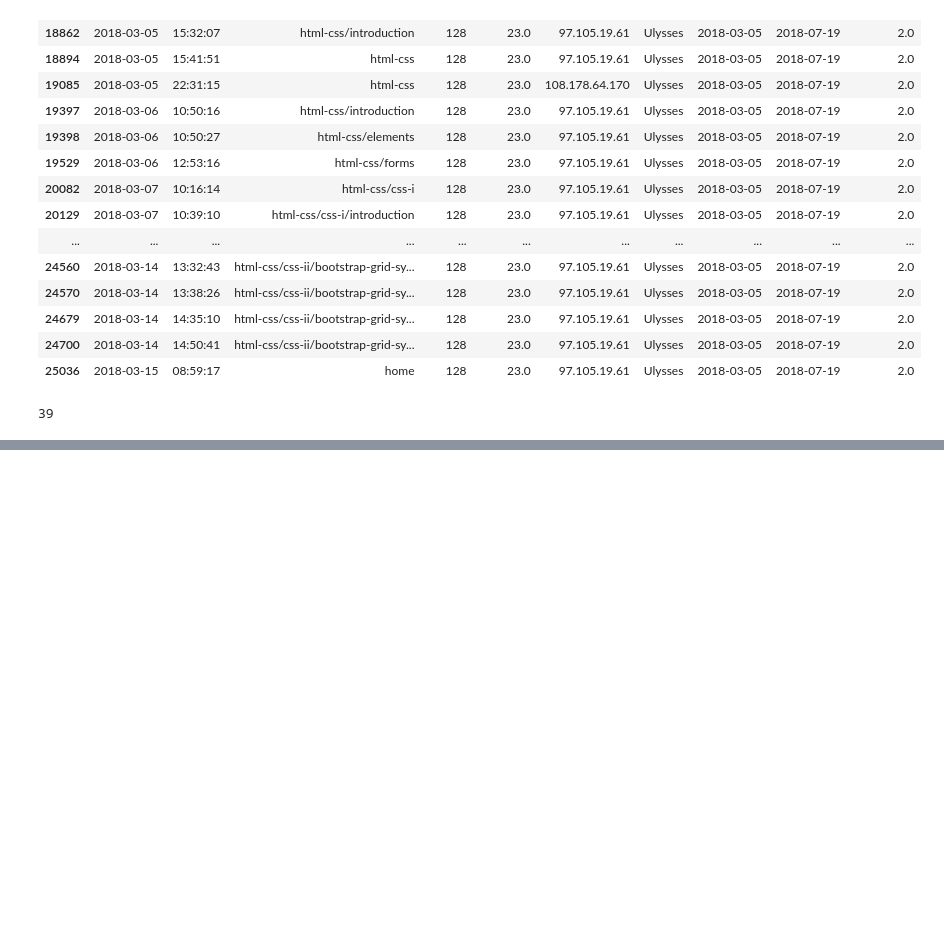
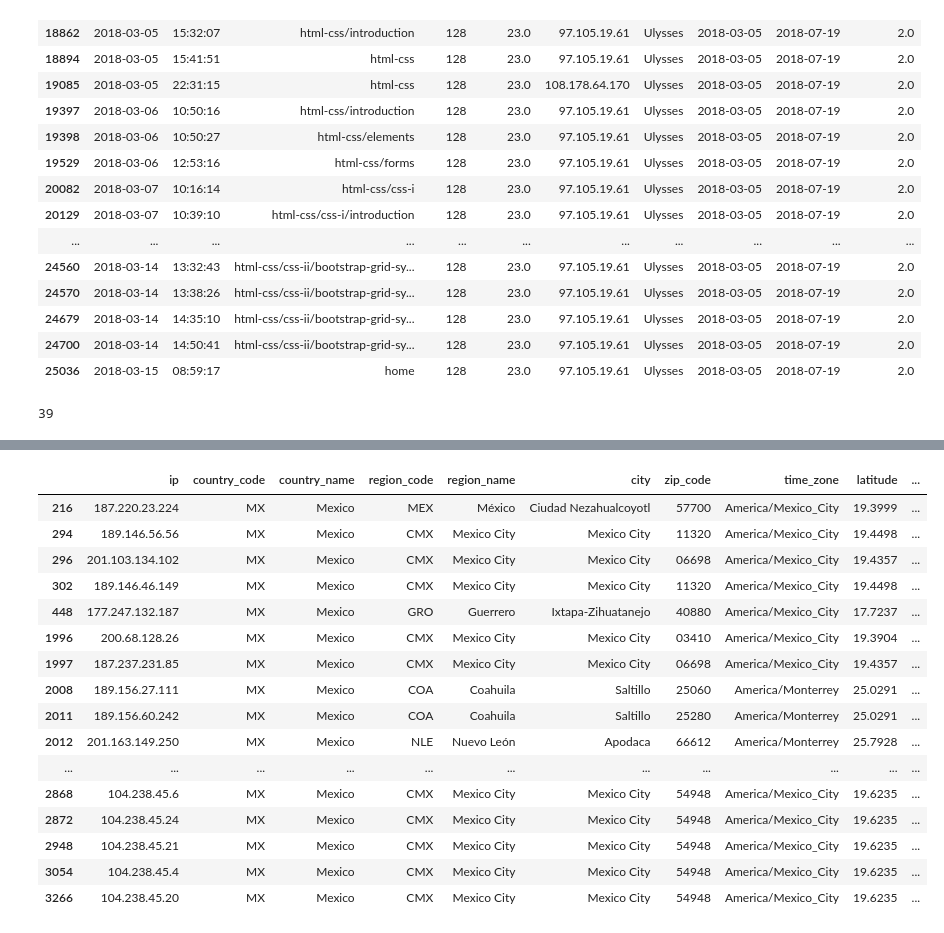
Before and after one commit to AI-Gomez/anomaly-detection-project, a Jupyter notebook: notebook.ipynb, the cells around one changed output, grey strips where cells are left out. Cells and saved outputs as stored; diff of their text form; code cells hidden in the pictures; blank space fills up the shorter version.

```diff
--- a/notebook.ipynb
+++ b/notebook.ipynb
@@ -2182,0 +2461,20 @@ df_wd[df_wd.user_id == 325].ip.value_counts()
+# %%
+webdev_ips[webdev_ips.country_code == 'MX']
+# %% [output]
+|  | ip | country_code | country_name | region_code | region_name | city | zip_code | time_zone | latitude | ... |
+| 216 | 187.220.23.224 | MX | Mexico | MEX | México | Ciudad Nezahualcoyotl | 57700 | America/Mexico_City | 19.3999 | ... |
+| 294 | 189.146.56.56 | MX | Mexico | CMX | Mexico City | Mexico City | 11320 | America/Mexico_City | 19.4498 | ... |
+| 296 | 201.103.134.102 | MX | Mexico | CMX | Mexico City | Mexico City | 06698 | America/Mexico_City | 19.4357 | ... |
+| 302 | 189.146.46.149 | MX | Mexico | CMX | Mexico City | Mexico City | 11320 | America/Mexico_City | 19.4498 | ... |
+| 448 | 177.247.132.187 | MX | Mexico | GRO | Guerrero | Ixtapa-Zihuatanejo | 40880 | America/Mexico_City | 17.7237 | ... |
+| 1996 | 200.68.128.26 | MX | Mexico | CMX | Mexico City | Mexico City | 03410 | America/Mexico_City | 19.3904 | ... |
+| 1997 | 187.237.231.85 | MX | Mexico | CMX | Mexico City | Mexico City | 06698 | America/Mexico_City | 19.4357 | ... |
+| 2008 | 189.156.27.111 | MX | Mexico | COA | Coahuila | Saltillo | 25060 | America/Monterrey | 25.0291 | ... |
+| 2011 | 189.156.60.242 | MX | Mexico | COA | Coahuila | Saltillo | 25280 | America/Monterrey | 25.0291 | ... |
+| 2012 | 201.163.149.250 | MX | Mexico | NLE | Nuevo León | Apodaca | 66612 | America/Monterrey | 25.7928 | ... |
+| ... | ... | ... | ... | ... | ... | ... | ... | ... | ... | ... |
+| 2868 | 104.238.45.6 | MX | Mexico | CMX | Mexico City | Mexico City | 54948 | America/Mexico_City | 19.6235 | ... |
+| 2872 | 104.238.45.24 | MX | Mexico | CMX | Mexico City | Mexico City | 54948 | America/Mexico_City | 19.6235 | ... |
+| 2948 | 104.238.45.21 | MX | Mexico | CMX | Mexico City | Mexico City | 54948 | America/Mexico_City | 19.6235 | ... |
+| 3054 | 104.238.45.4 | MX | Mexico | CMX | Mexico City | Mexico City | 54948 | America/Mexico_City | 19.6235 | ... |
+| 3266 | 104.238.45.20 | MX | Mexico | CMX | Mexico City | Mexico City | 54948 | America/Mexico_City | 19.6235 | ... |
```
Also changed, not shown: parts of 32 cells of this notebook.
